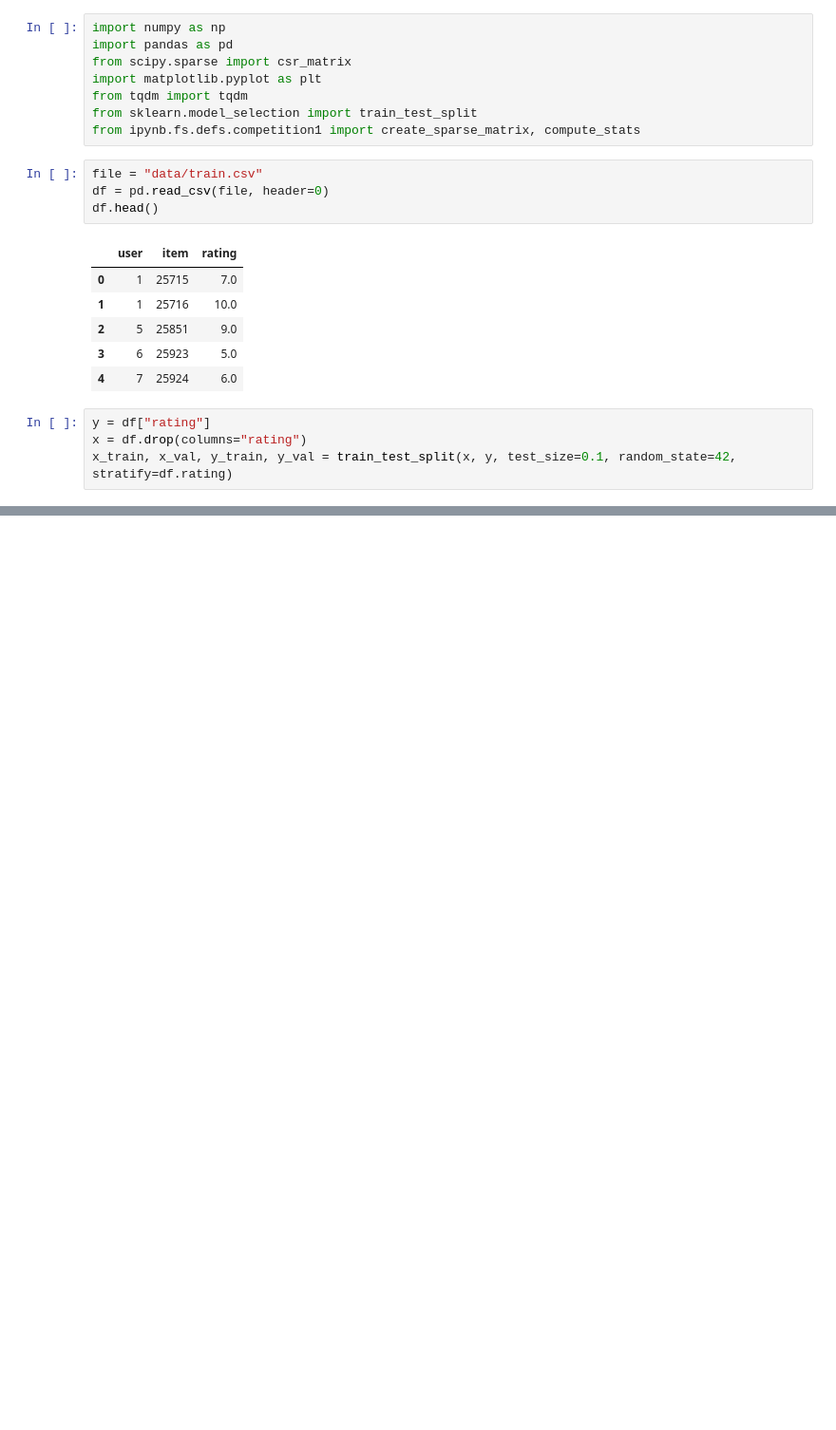
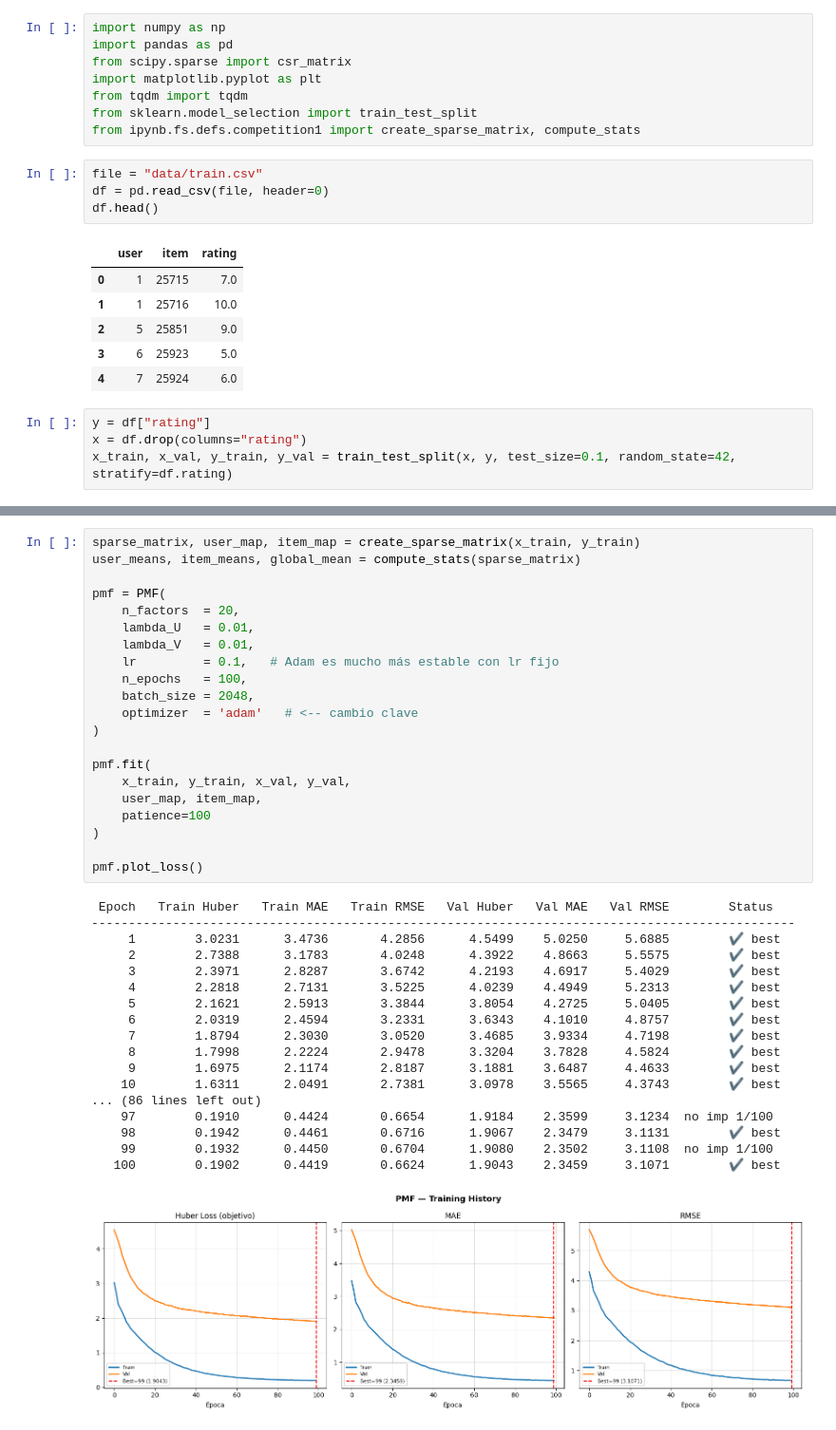
Before and after one commit to EderTarifa/recommender-systems, a Jupyter notebook: competition1_PMF.ipynb, the cells around one changed output, grey strips where cells are left out. Shown at 95% size. Drawn from its saved outputs; the diff is of its cells as text; blank space fills up the shorter version.

```diff
--- a/competition1_PMF.ipynb
+++ b/competition1_PMF.ipynb
@@ -23,0 +274,40 @@ x_train, x_val, y_train, y_val = train_test_split(x, y, test_size=0.1, random_st
+# %%
+sparse_matrix, user_map, item_map = create_sparse_matrix(x_train, y_train)
+user_means, item_means, global_mean = compute_stats(sparse_matrix)
+
+pmf = PMF(
+    n_factors  = 20,
+    lambda_U   = 0.01,
+    lambda_V   = 0.01,
+    lr         = 0.1,   # Adam es mucho más estable con lr fijo
+    n_epochs   = 100,
+    batch_size = 2048,
+    optimizer  = 'adam'   # <-- cambio clave
+)
+
+pmf.fit(
+    x_train, y_train, x_val, y_val,
+    user_map, item_map,
+    patience=100
+)
+
+pmf.plot_loss()
+# %% [output]
+ Epoch   Train Huber   Train MAE   Train RMSE   Val Huber   Val MAE   Val RMSE        Status
+-----------------------------------------------------------------------------------------------
+     1        3.0231      3.4736       4.2856      4.5499    5.0250     5.6885        ✔ best
+     2        2.7388      3.1783       4.0248      4.3922    4.8663     5.5575        ✔ best
+     3        2.3971      2.8287       3.6742      4.2193    4.6917     5.4029        ✔ best
+     4        2.2818      2.7131       3.5225      4.0239    4.4949     5.2313        ✔ best
+     5        2.1621      2.5913       3.3844      3.8054    4.2725     5.0405        ✔ best
+     6        2.0319      2.4594       3.2331      3.6343    4.1010     4.8757        ✔ best
+     7        1.8794      2.3030       3.0520      3.4685    3.9334     4.7198        ✔ best
+     8        1.7998      2.2224       2.9478      3.3204    3.7828     4.5824        ✔ best
+     9        1.6975      2.1174       2.8187      3.1881    3.6487     4.4633        ✔ best
+    10        1.6311      2.0491       2.7381      3.0978    3.5565     4.3743        ✔ best
+... (86 lines left out)
+    97        0.1910      0.4424       0.6654      1.9184    2.3599     3.1234  no imp 1/100
+    98        0.1942      0.4461       0.6716      1.9067    2.3479     3.1131        ✔ best
+    99        0.1932      0.4450       0.6704      1.9080    2.3502     3.1108  no imp 1/100
+   100        0.1902      0.4419       0.6624      1.9043    2.3459     3.1071        ✔ best
+[figure, added]
```
Also changed, not shown: parts of 12 cells of this notebook, 2 other files.
